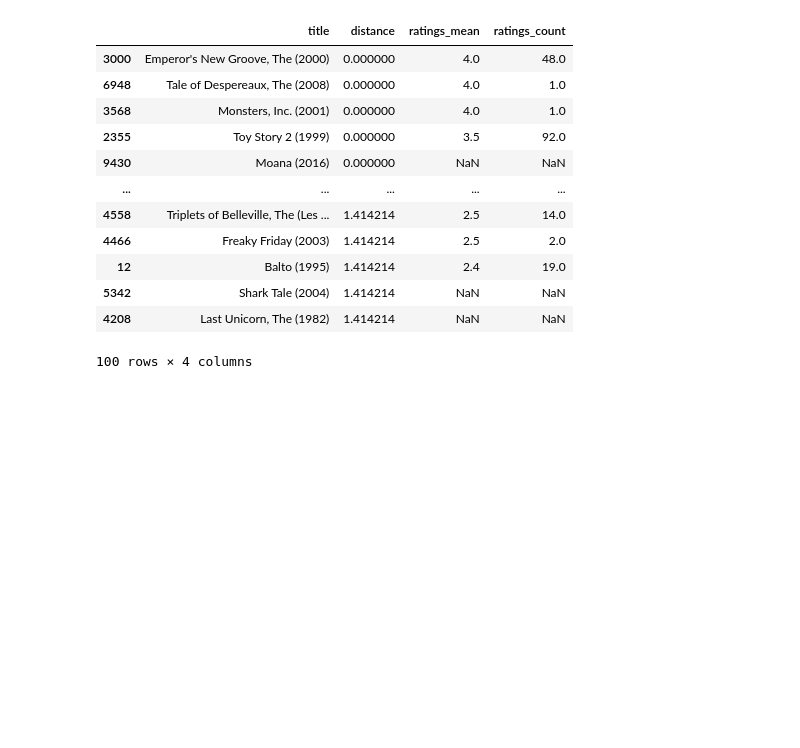
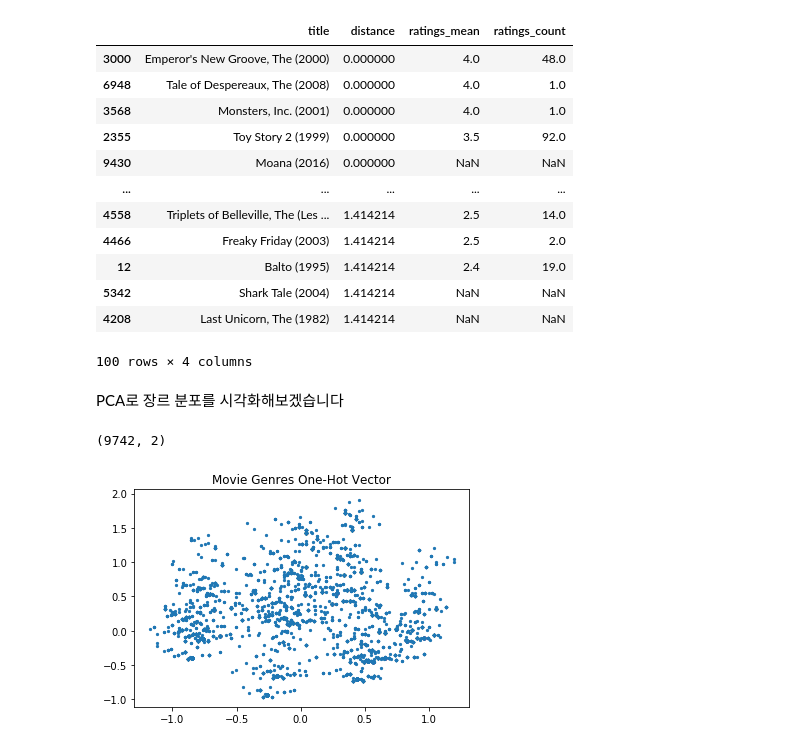
Before and after one commit to HeegyuKim/RecSys-MovieLens100k, a Jupyter notebook: notebooks/Content Based Recommendation.ipynb, the cells around one changed output. Cells and saved outputs as stored; diff of their text form; code cells hidden in the pictures; blank space fills up the shorter version.

```diff
--- a/notebooks/Content Based Recommendation.ipynb
+++ b/notebooks/Content Based Recommendation.ipynb
@@ -143,3 +143,20 @@ recommendations
 | 5342 | Shark Tale (2004) | 1.414214 | NaN | NaN |
 | 4208 | Last Unicorn, The (1982) | 1.414214 | NaN | NaN |
 100 rows × 4 columns
+# %% [markdown]
+PCA로 장르 분포를 시각화해보겠습니다
+# %%
+from sklearn.decomposition import PCA
+
+genre_decomposed = PCA(n_components=2).fit_transform(genres)
+genre_decomposed.shape
+# %% [output]
+(9742, 2)
+# %%
+import matplotlib.pyplot as plt
+
+plt.title("Movie Genres One-Hot Vector")
+plt.scatter(genre_decomposed[:, 0], genre_decomposed[:, 1], 5)
+plt.show()
+# %% [output]
+[figure, added]
```
